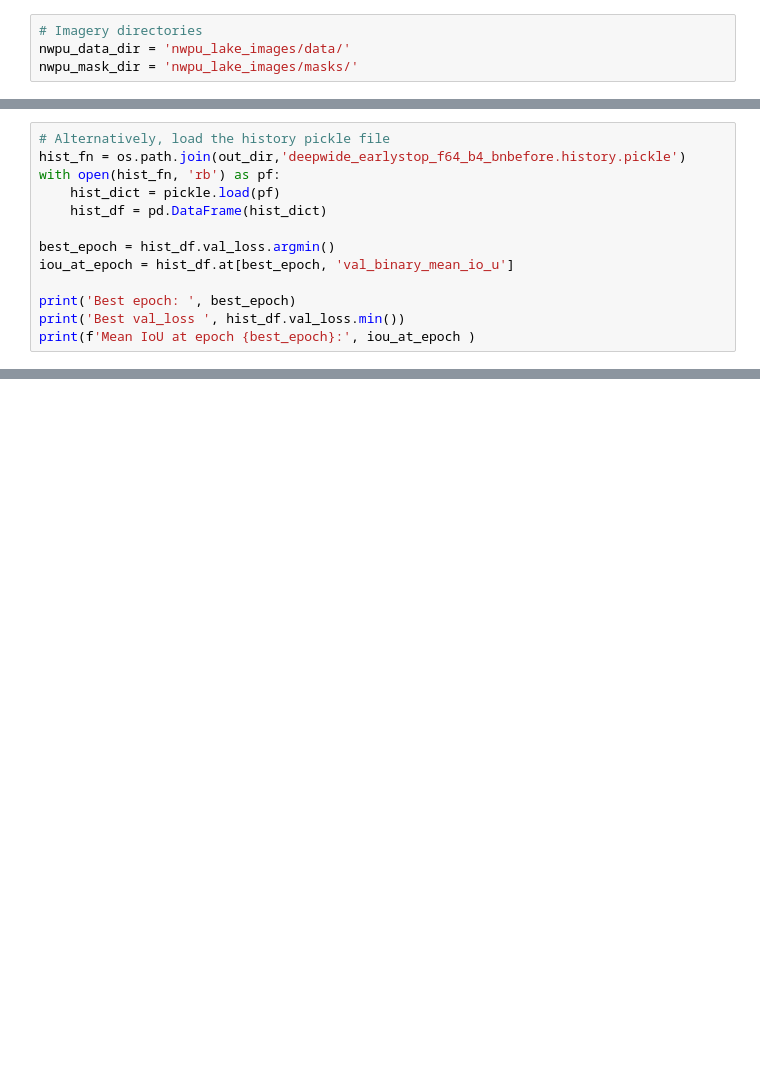
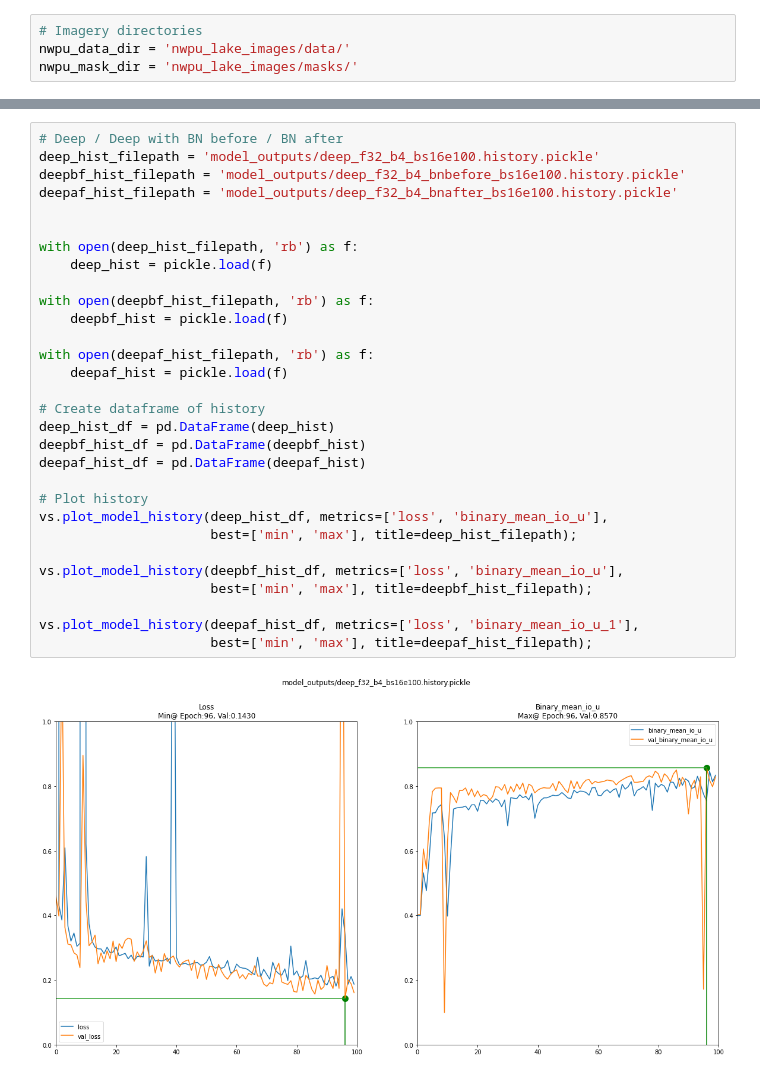
Before and after one commit to a-cass/eo-semantic-segmentation, a Jupyter notebook: nwpu-lakes/nwpu_lakes_segmentation_p7.ipynb, the cells around one changed output, grey strips where cells are left out. Saved outputs shown, nothing was run; the diff lists cells and outputs as text; blank space fills up the shorter version.

```diff
--- a/nwpu-lakes/nwpu_lakes_segmentation_p7.ipynb
+++ b/nwpu-lakes/nwpu_lakes_segmentation_p7.ipynb
@@ -171,13 +33,0 @@ print(f'Mean IoU at epoch {best_epoch}:', iou_at_epoch )
-# %%
-# Alternatively, load the history pickle file
-hist_fn = os.path.join(out_dir,'deepwide_earlystop_f64_b4_bnbefore.history.pickle')
-with open(hist_fn, 'rb') as pf:
-    hist_dict = pickle.load(pf)
-    hist_df = pd.DataFrame(hist_dict)
-
-best_epoch = hist_df.val_loss.argmin()
-iou_at_epoch = hist_df.at[best_epoch, 'val_binary_mean_io_u']
-
-print('Best epoch: ', best_epoch)
-print('Best val_loss ', hist_df.val_loss.min())
-print(f'Mean IoU at epoch {best_epoch}:', iou_at_epoch )
@@ -757,0 +233,32 @@ Let's see how this model performs on the test data in the final evaluation!
+# %%
+# Deep / Deep with BN before / BN after
+deep_hist_filepath = 'model_outputs/deep_f32_b4_bs16e100.history.pickle'
+deepbf_hist_filepath = 'model_outputs/deep_f32_b4_bnbefore_bs16e100.history.pickle'
+deepaf_hist_filepath = 'model_outputs/deep_f32_b4_bnafter_bs16e100.history.pickle'
+
+
+with open(deep_hist_filepath, 'rb') as f:
+    deep_hist = pickle.load(f)
+
+with open(deepbf_hist_filepath, 'rb') as f:
+    deepbf_hist = pickle.load(f)
+
+with open(deepaf_hist_filepath, 'rb') as f:
+    deepaf_hist = pickle.load(f)
+
+# Create dataframe of history
+deep_hist_df = pd.DataFrame(deep_hist)
+deepbf_hist_df = pd.DataFrame(deepbf_hist)
+deepaf_hist_df = pd.DataFrame(deepaf_hist)
+
+# Plot history
+vs.plot_model_history(deep_hist_df, metrics=['loss', 'binary_mean_io_u'],
+                      best=['min', 'max'], title=deep_hist_filepath);
+
+vs.plot_model_history(deepbf_hist_df, metrics=['loss', 'binary_mean_io_u'],
+                      best=['min', 'max'], title=deepbf_hist_filepath);
+
+vs.plot_model_history(deepaf_hist_df, metrics=['loss', 'binary_mean_io_u_1'],
+                      best=['min', 'max'], title=deepaf_hist_filepath);
+# %% [output]
+[figure, added]
```
Also changed, not shown: parts of 61 cells of this notebook, 2 other files.
